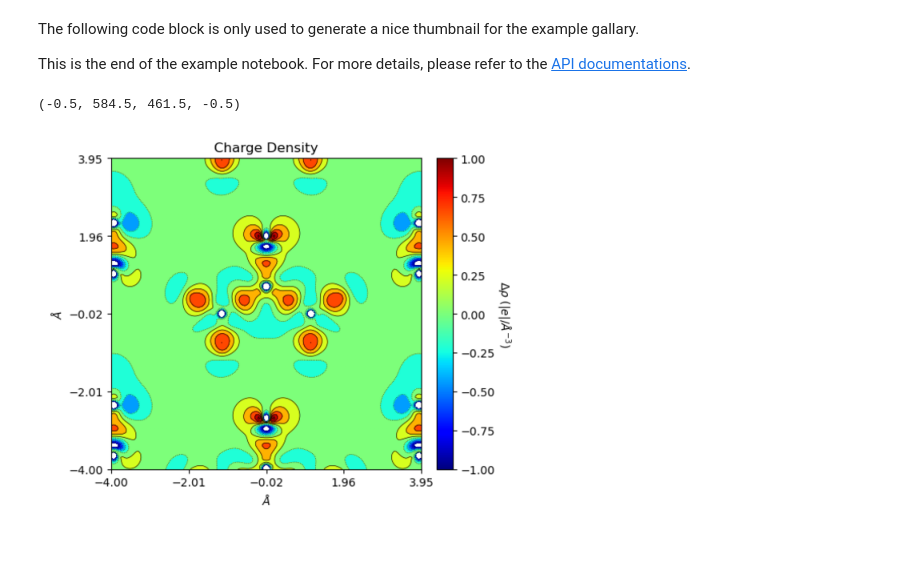
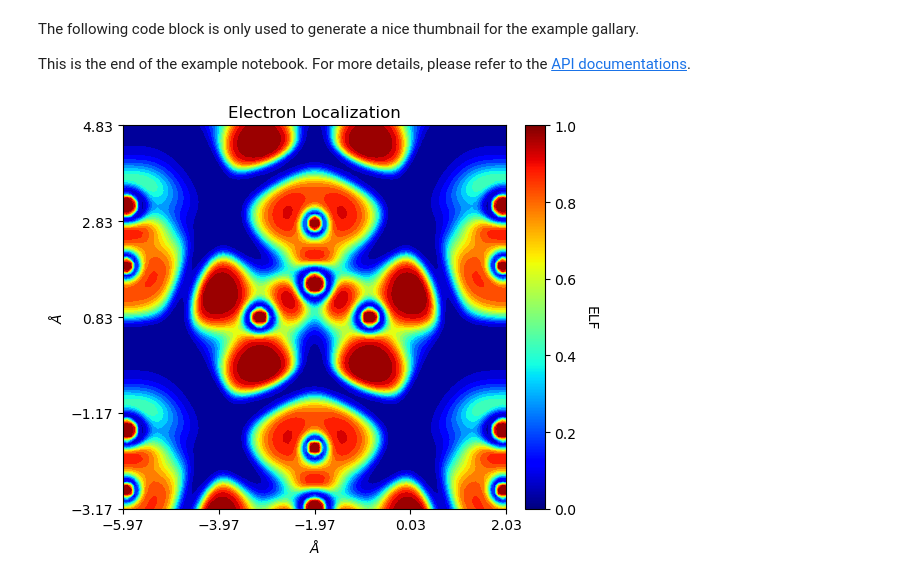
Before and after one commit to Spica-Vir/CRYSTALpytools-dev, a Jupyter notebook: examples/topond/topond.ipynb, the cells around one changed output. Saved outputs shown, nothing was run; the diff lists cells and outputs as text; code cells hidden in the pictures; blank space fills up the shorter version.

Commit message:
Topond 3D visualization

```diff
--- a/examples/topond/topond.ipynb
+++ b/examples/topond/topond.ipynb
@@ -185,10 +227,8 @@ The following code block is only used to generate a nice thumbnail for the examp
 
 This is the end of the example notebook. For more details, please refer to the [API documentations](https://crystal-code-tools.github.io/CRYSTALpytools/crystalpytools.topond.html).
 # %%
-import matplotlib.pyplot as plt
-fig, ax = plt.subplots()
-ax.imshow(plt.imread("./topo_thumbnail.png"))
-ax.axis('off')
+from CRYSTALpytools.topond import ELF
+
+fig = ELF.from_file('topo_urea.SURFELFB', output='topo_urea.out').plot_2D(colorplot=True,lineplot=False)
 # %% [output]
-(-0.5, 584.5, 461.5, -0.5)
-[figure, old version]
+[figure, new version]
```
Also changed, not shown: parts of 24 cells of this notebook, 13 other files.
